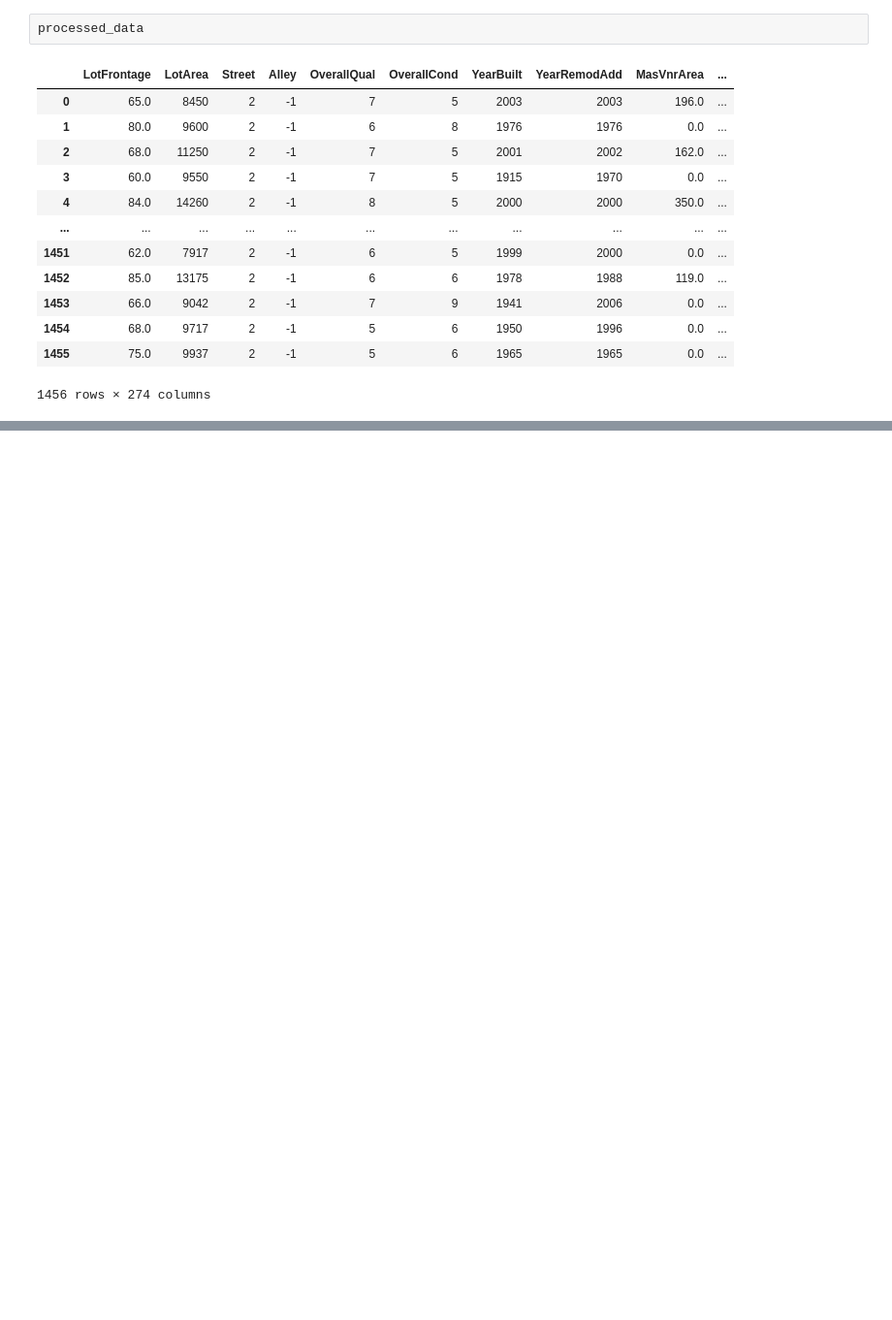
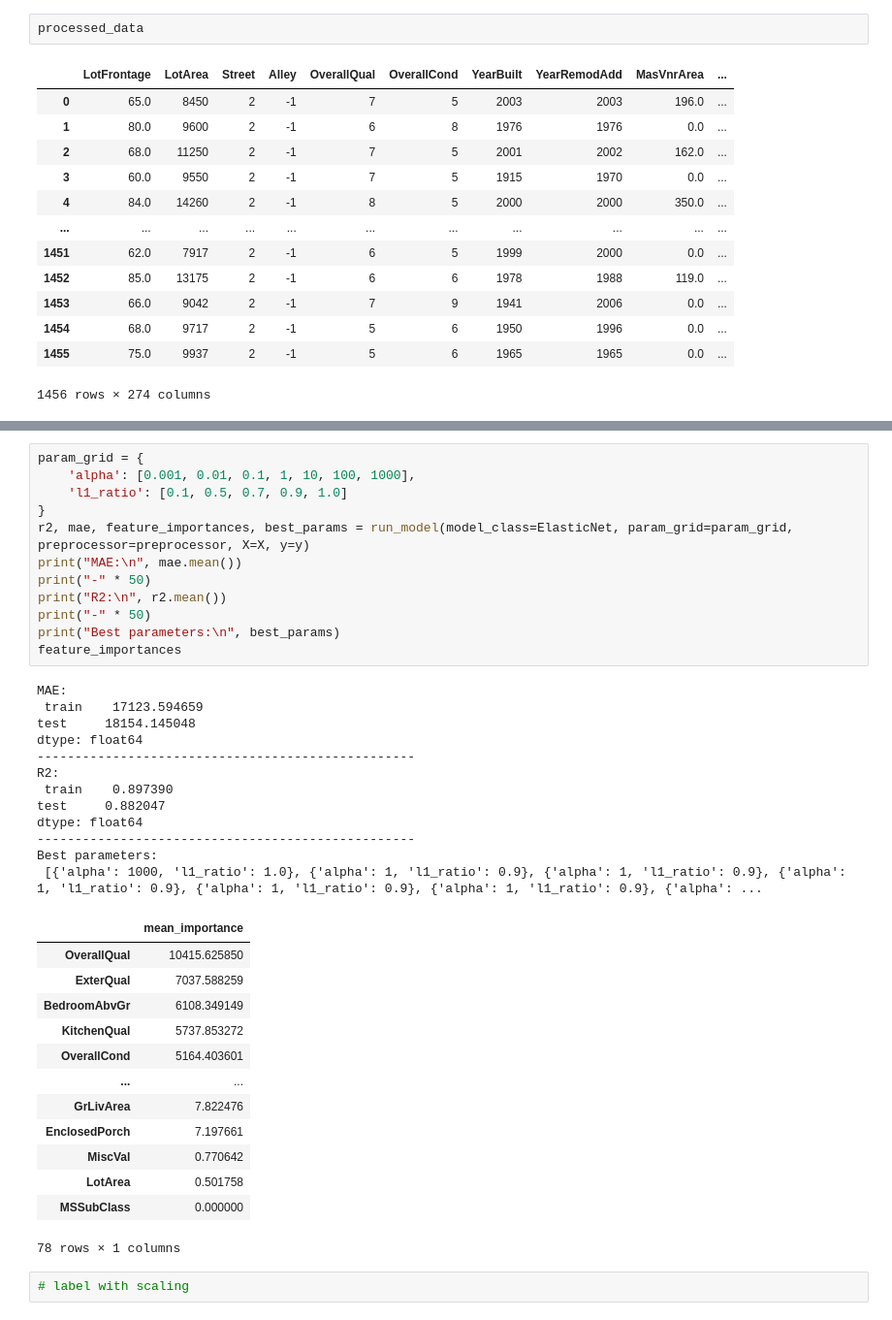
Before and after one commit to siiyayu/FeatureSelectionTechniques, a Jupyter notebook: evaluating_models.ipynb, the cells around one changed output, grey strips where cells are left out. Shown: that part at 97% size. Saved outputs shown, nothing was run; the diff lists cells and outputs as text; blank space fills up the shorter version.

```diff
--- a/evaluating_models.ipynb
+++ b/evaluating_models.ipynb
@@ -578,0 +385,40 @@ feature_importances
+# %%
+param_grid = {
+    'alpha': [0.001, 0.01, 0.1, 1, 10, 100, 1000],
+    'l1_ratio': [0.1, 0.5, 0.7, 0.9, 1.0]
+}
+r2, mae, feature_importances, best_params = run_model(model_class=ElasticNet, param_grid=param_grid, preprocessor=preprocessor, X=X, y=y)
+print("MAE:\n", mae.mean())
+print("-" * 50)
+print("R2:\n", r2.mean())
+print("-" * 50)
+print("Best parameters:\n", best_params)
+feature_importances
+# %% [output]
+MAE:
+ train    17123.594659
+test     18154.145048
+dtype: float64
+--------------------------------------------------
+R2:
+ train    0.897390
+test     0.882047
+dtype: float64
+--------------------------------------------------
+Best parameters:
+ [{'alpha': 1000, 'l1_ratio': 1.0}, {'alpha': 1, 'l1_ratio': 0.9}, {'alpha': 1, 'l1_ratio': 0.9}, {'alpha': 1, 'l1_ratio': 0.9}, {'alpha': 1, 'l1_ratio': 0.9}, {'alpha': 1, 'l1_ratio': 0.9}, {'alpha': ...
+|  | mean_importance |
+| OverallQual | 10415.625850 |
+| ExterQual | 7037.588259 |
+| BedroomAbvGr | 6108.349149 |
+| KitchenQual | 5737.853272 |
+| OverallCond | 5164.403601 |
+| ... | ... |
+| GrLivArea | 7.822476 |
+| EnclosedPorch | 7.197661 |
+| MiscVal | 0.770642 |
+| LotArea | 0.501758 |
+| MSSubClass | 0.000000 |
+78 rows × 1 columns
+# %%
+# label with scaling
```
Also changed, not shown: parts of 46 cells of this notebook.
